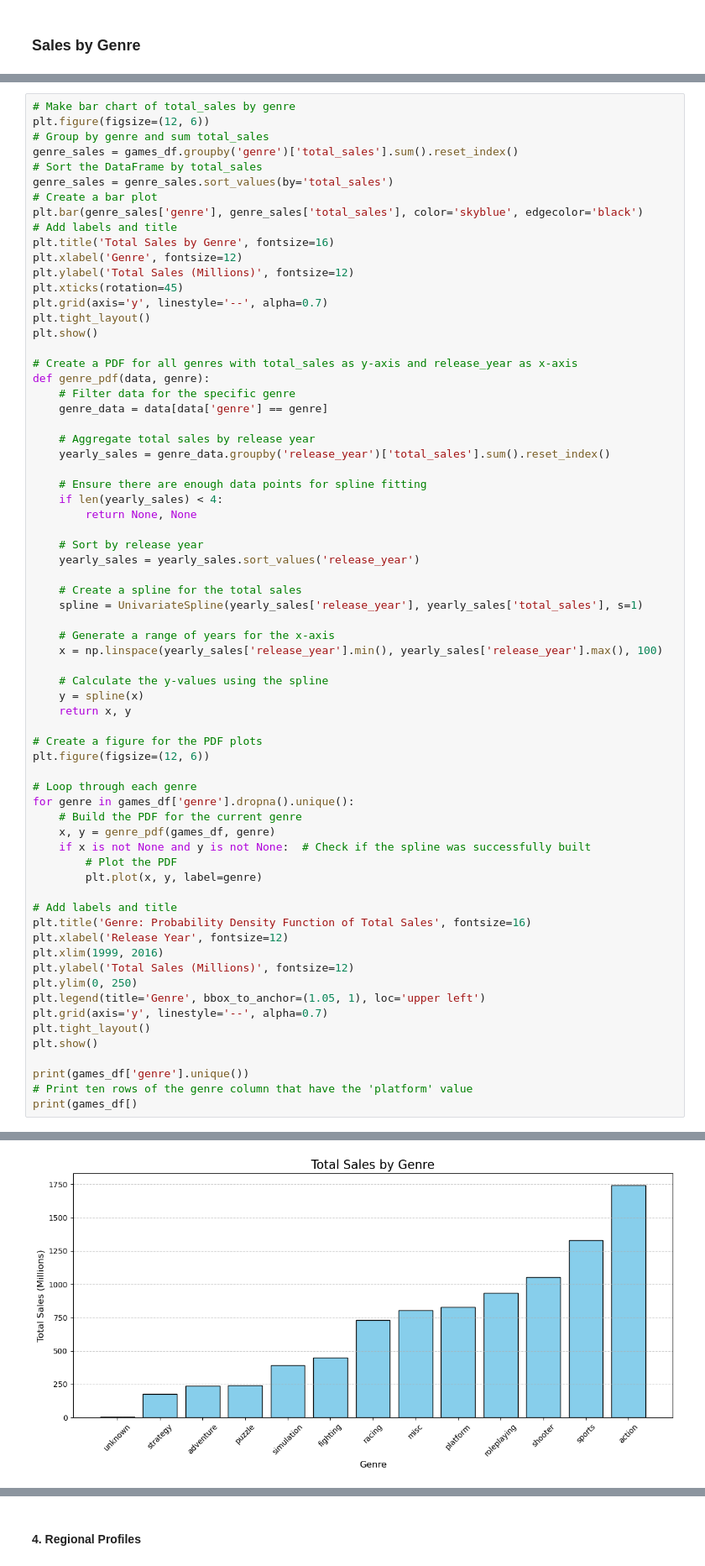
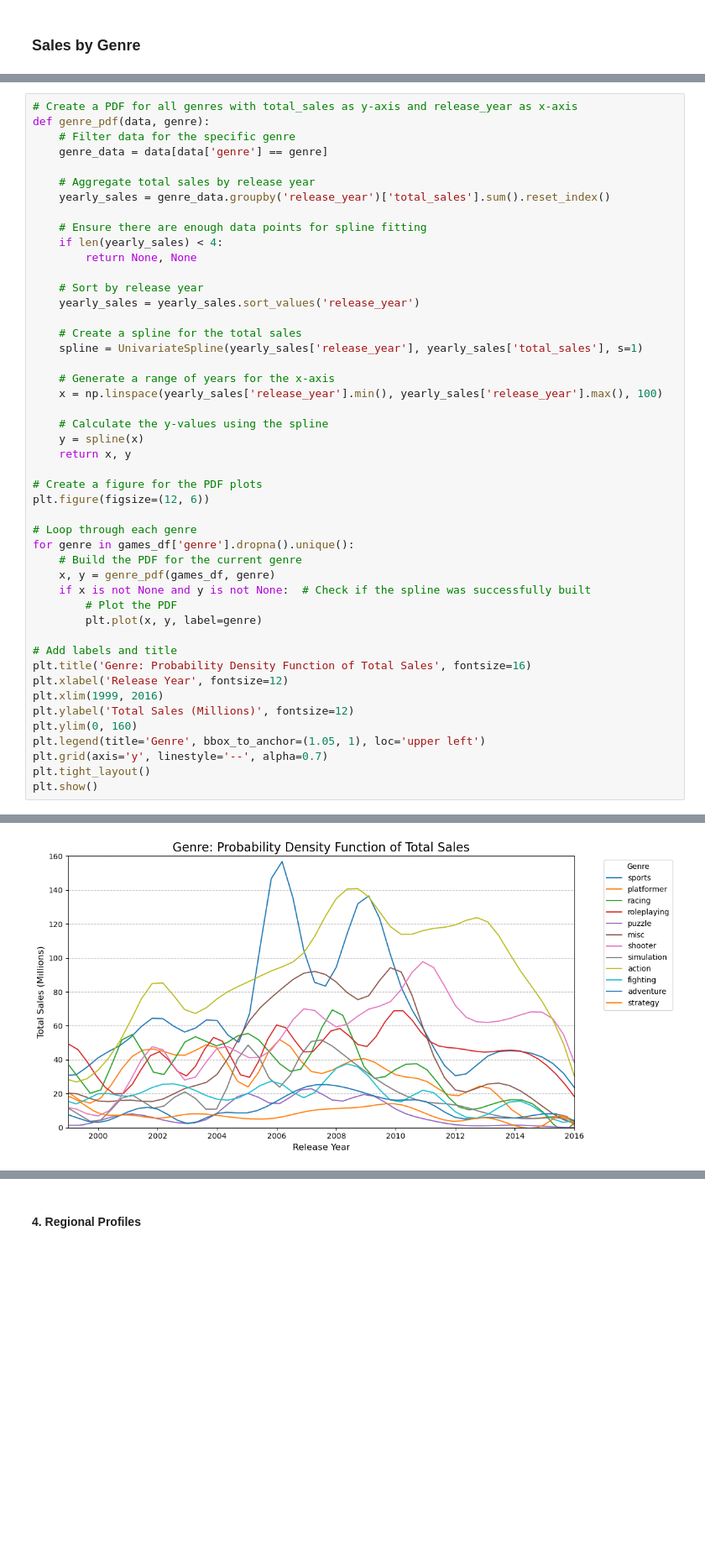
Before and after one commit to DHE42/ice-sales-analysis, a Jupyter notebook: analysis_notebook.ipynb, the cells around one changed output, grey strips where cells are left out. Shown at 84% size. Drawn from its saved outputs; the diff is of its cells as text; blank space fills up the shorter version.

```diff
--- a/analysis_notebook.ipynb
+++ b/analysis_notebook.ipynb
@@ -973,21 +994,4 @@ While, inevitably, there is some correlation between user score and sales, it do
 # %%
-# Make bar chart of total_sales by genre
-plt.figure(figsize=(12, 6))
-# Group by genre and sum total_sales
-genre_sales = games_df.groupby('genre')['total_sales'].sum().reset_index()
-# Sort the DataFrame by total_sales
-genre_sales = genre_sales.sort_values(by='total_sales')
-# Create a bar plot
-plt.bar(genre_sales['genre'], genre_sales['total_sales'], color='skyblue', edgecolor='black')
-# Add labels and title
-plt.title('Total Sales by Genre', fontsize=16)
-plt.xlabel('Genre', fontsize=12)
-plt.ylabel('Total Sales (Millions)', fontsize=12)
-plt.xticks(rotation=45)
-plt.grid(axis='y', linestyle='--', alpha=0.7)
-plt.tight_layout()
-plt.show()
-
 # Create a PDF for all genres with total_sales as y-axis and release_year as x-axis
 def genre_pdf(data, genre):
     # Filter data for the specific genre
@@ -1029,13 +1033,9 @@ plt.title('Genre: Probability Density Function of Total Sales', fontsize=16)
 plt.xlabel('Release Year', fontsize=12)
 plt.xlim(1999, 2016)
 plt.ylabel('Total Sales (Millions)', fontsize=12)
-plt.ylim(0, 250)
+plt.ylim(0, 160)
 plt.legend(title='Genre', bbox_to_anchor=(1.05, 1), loc='upper left')
 plt.grid(axis='y', linestyle='--', alpha=0.7)
 plt.tight_layout()
 plt.show()
-
-print(games_df['genre'].unique())
-# Print ten rows of the genre column that have the 'platform' value
-print(games_df[)
 # %% [output]
@@ -1042 +1048 @@ print(games_df[)
-[figure, old version]
+[figure, new version]
```
Also changed, not shown: parts of 5 cells of this notebook.
